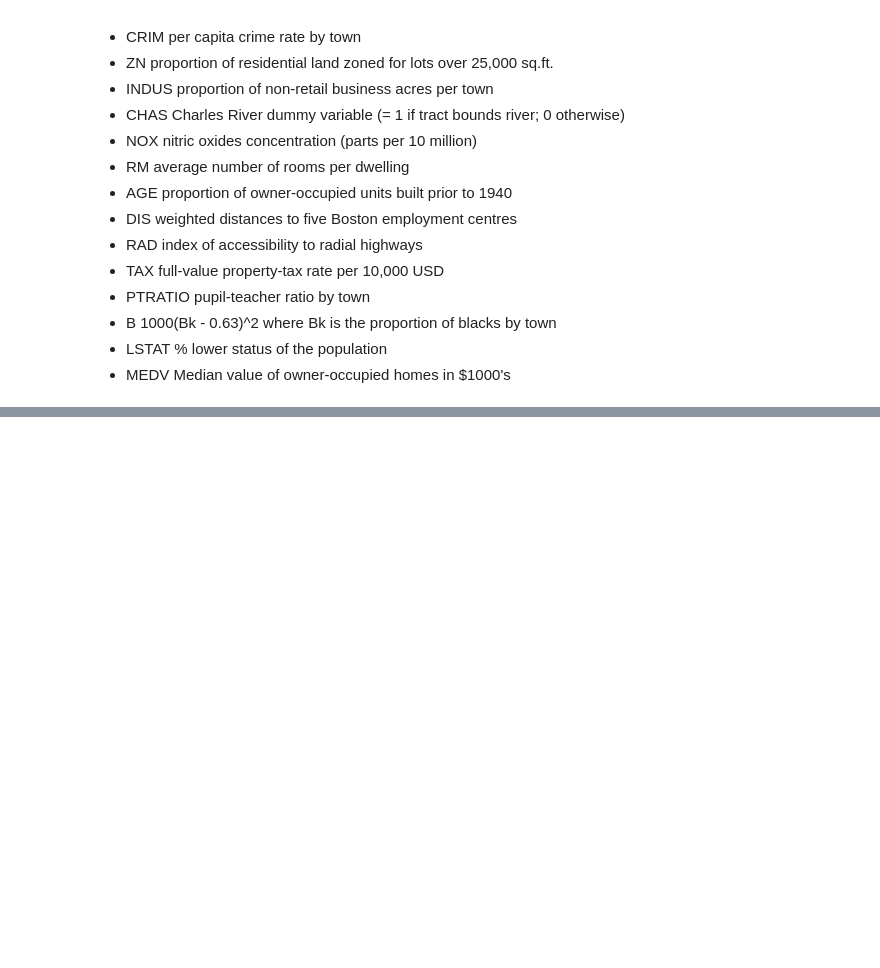
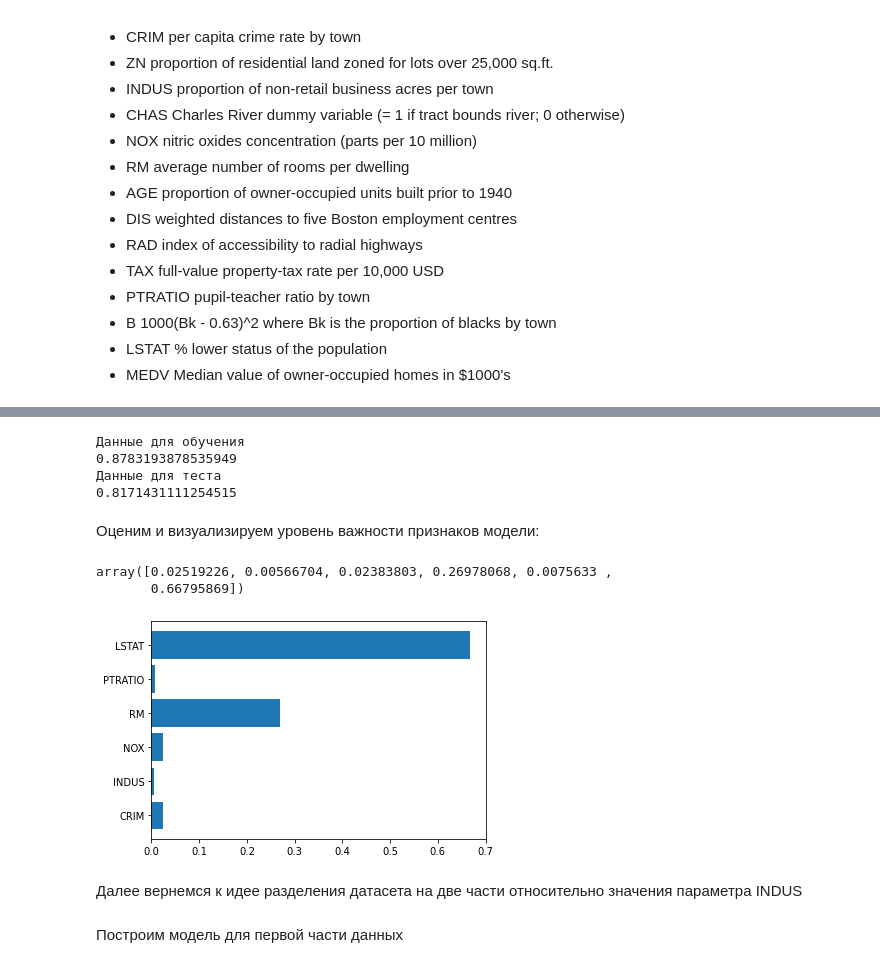
Before and after one commit to peter25225/machine_learning_21, a Jupyter notebook: 08_DecisionTree/08_DecisionTree_HW.ipynb, the cells around one changed output, grey strips where cells are left out. Drawn from its saved outputs; the diff is of its cells as text; code cells hidden in the pictures; blank space fills up the shorter version.

Commit message:
Decision tree

```diff
--- a/08_DecisionTree/08_DecisionTree_HW.ipynb
+++ b/08_DecisionTree/08_DecisionTree_HW.ipynb
@@ -65,0 +133,33 @@ X_train,X_test,Y_train,Y_test=train_test_split(X,y,test_size=0.2,random_state=0)
+# %%
+X = data[['CRIM','INDUS','NOX','RM','PTRATIO','LSTAT']]
+y = data['MEDV']
+# %%
+X_train,X_test,Y_train,Y_test=train_test_split(X,y,test_size=0.2,random_state=0)
+# %%
+regressor = DecisionTreeRegressor(max_depth=4, min_samples_leaf=4, max_leaf_nodes=15)
+DT_reg=regressor.fit(X_train, Y_train)
+# %%
+print("Данные для обучения")
+print(DT_reg.score(X_train,Y_train))
+print("Данные для теста")
+print(DT_reg.score(X_test,Y_test))
+# %% [output]
+Данные для обучения
+0.8783193878535949
+Данные для теста
+0.8171431111254515
+# %% [markdown]
+Оценим и визуализируем уровень важности признаков модели:
+# %%
+regressor.feature_importances_
+# %% [output]
+array([0.02519226, 0.00566704, 0.02383803, 0.26978068, 0.0075633 ,
+       0.66795869])
+# %%
+plt.barh(np.arange(len(regressor.feature_importances_)), regressor.feature_importances_)
+plt.yticks(np.arange(len(X.columns)),X.columns)
+plt.show()
+# %% [output]
+[figure, added]
+# %% [markdown]
+Далее вернемся к идее разделения датасета на две части относительно значения параметра INDUS
@@ -65,0 +170,2 @@ X_train,X_test,Y_train,Y_test=train_test_split(X,y,test_size=0.2,random_state=0)
+# %% [markdown]
+Построим модель для первой части данных
```
Also changed, not shown: parts of 28 cells of this notebook.
